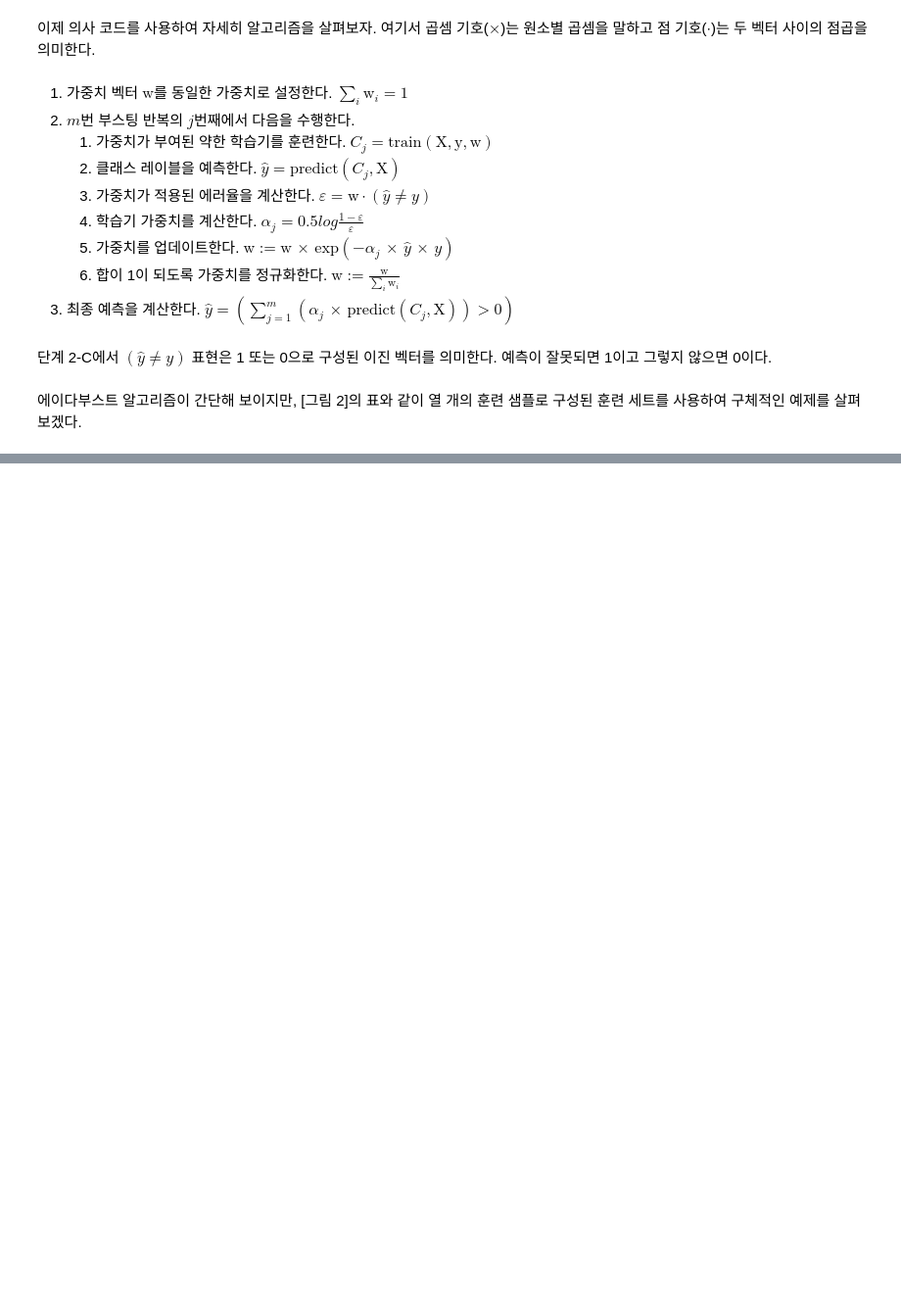
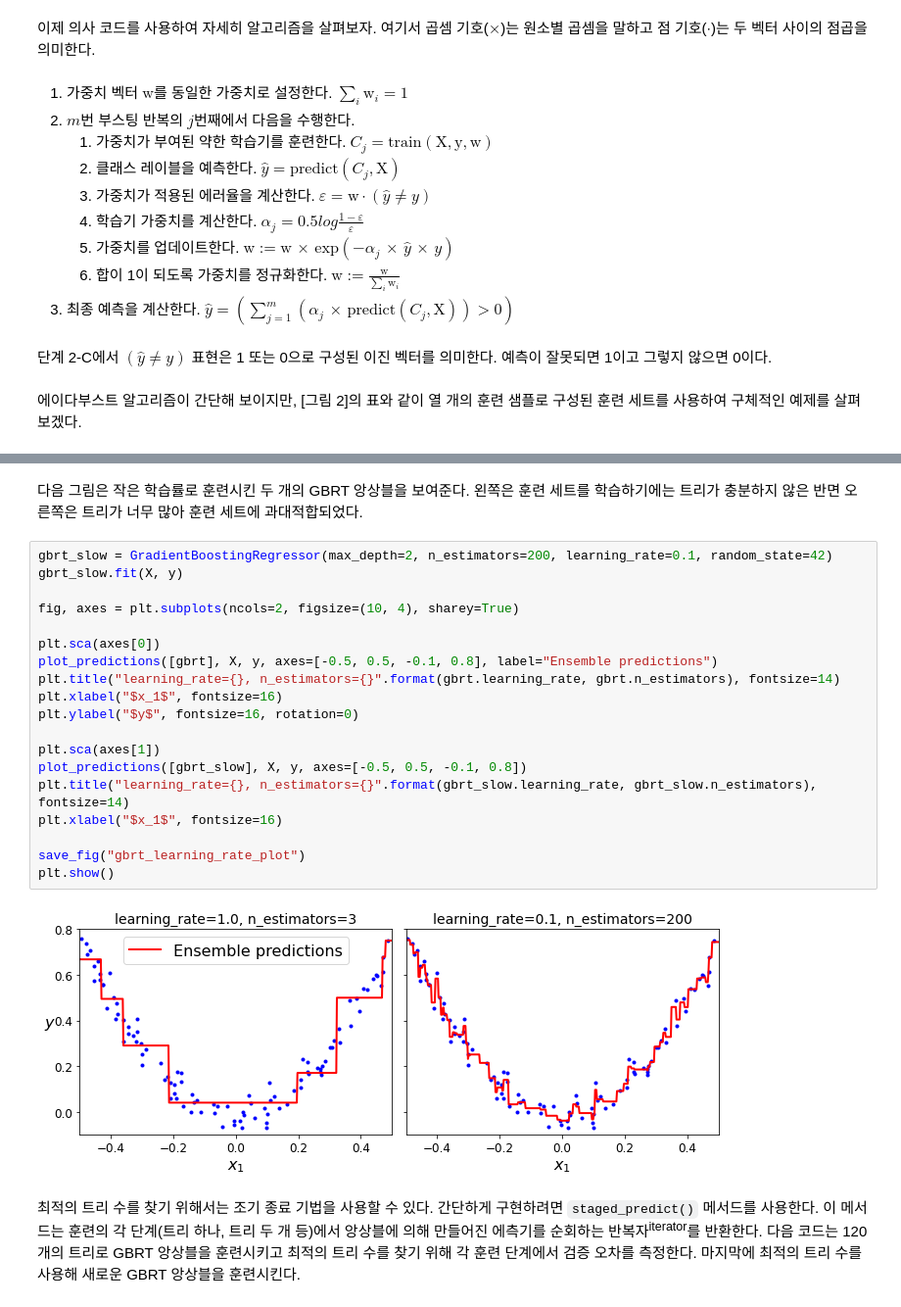
Before and after one commit to Sameta-cani/jwork, a Jupyter notebook: Boosting.ipynb, the cells around one changed output, grey strips where cells are left out. Shown at 98% size. Drawn from its saved outputs; the diff is of its cells as text; blank space fills up the shorter version.

```diff
--- a/Boosting.ipynb
+++ b/Boosting.ipynb
@@ -93,0 +379,25 @@ def save_fig(fig_id, tight_layout=True, fig_extension="png", resolution=300):
+# %% [markdown]
+다음 그림은 작은 학습률로 훈련시킨 두 개의 GBRT 앙상블을 보여준다. 왼쪽은 훈련 세트를 학습하기에는 트리가 충분하지 않은 반면 오른쪽은 트리가 너무 많아 훈련 세트에 과대적합되었다.
+# %%
+gbrt_slow = GradientBoostingRegressor(max_depth=2, n_estimators=200, learning_rate=0.1, random_state=42)
+gbrt_slow.fit(X, y)
+
+fig, axes = plt.subplots(ncols=2, figsize=(10, 4), sharey=True)
+
+plt.sca(axes[0])
+plot_predictions([gbrt], X, y, axes=[-0.5, 0.5, -0.1, 0.8], label="Ensemble predictions")
+plt.title("learning_rate={}, n_estimators={}".format(gbrt.learning_rate, gbrt.n_estimators), fontsize=14)
+plt.xlabel("$x_1$", fontsize=16)
+plt.ylabel("$y$", fontsize=16, rotation=0)
+
+plt.sca(axes[1])
+plot_predictions([gbrt_slow], X, y, axes=[-0.5, 0.5, -0.1, 0.8])
+plt.title("learning_rate={}, n_estimators={}".format(gbrt_slow.learning_rate, gbrt_slow.n_estimators), fontsize=14)
+plt.xlabel("$x_1$", fontsize=16)
+
+save_fig("gbrt_learning_rate_plot")
+plt.show()
+# %% [output]
+[figure, added]
+# %% [markdown]
+최적의 트리 수를 찾기 위해서는 조기 종료 기법을 사용할 수 있다. 간단하게 구현하려면 <code>staged_predict()</code> 메서드를 사용한다. 이 메서드는 훈련의 각 단계(트리 하나, 트리 두 개 등)에서 앙상블에 의해 만들어진 에측기를 순회하는 반복자<sup>iterator</sup>를 반환한다. 다음 코드는 120개의 트리로 GBRT 앙상블을 훈련시키고 최적의 트리 수를 찾기 위해 각 훈련 단계에서 검증 오차를 측정한다. 마지막에 최적의 트리 수를 사용해 새로운 GBRT 앙상블을 훈련시킨다.
```
Also changed, not shown: parts of 61 cells of this notebook, 5 other files.
